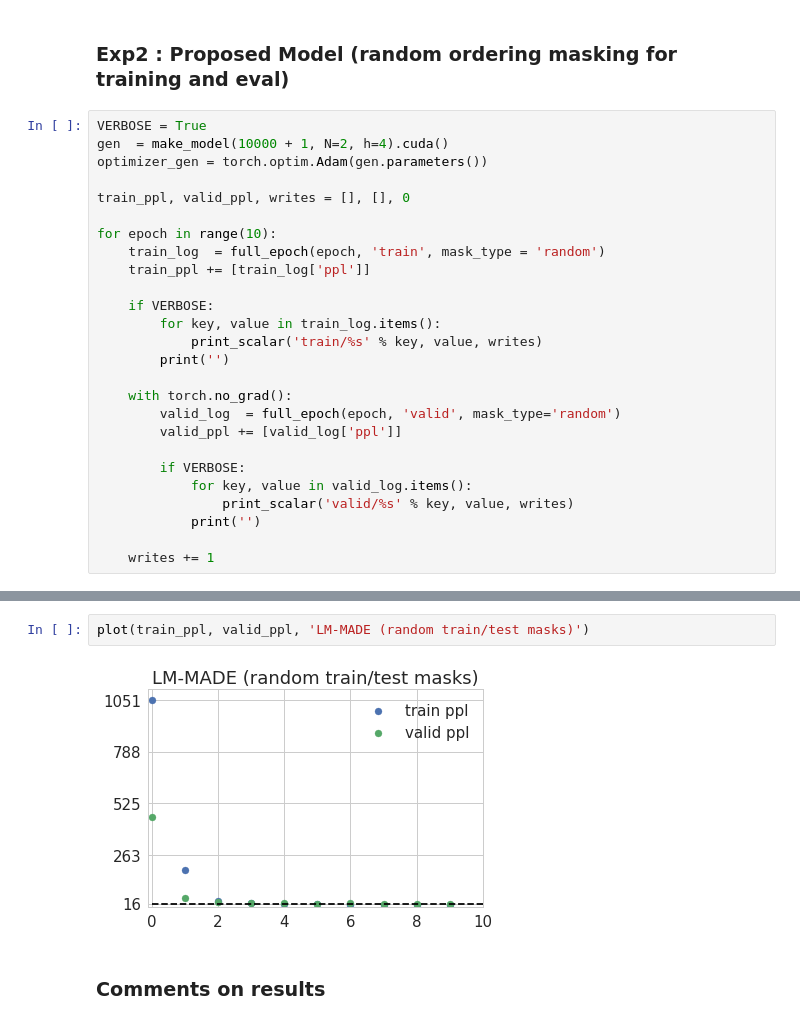
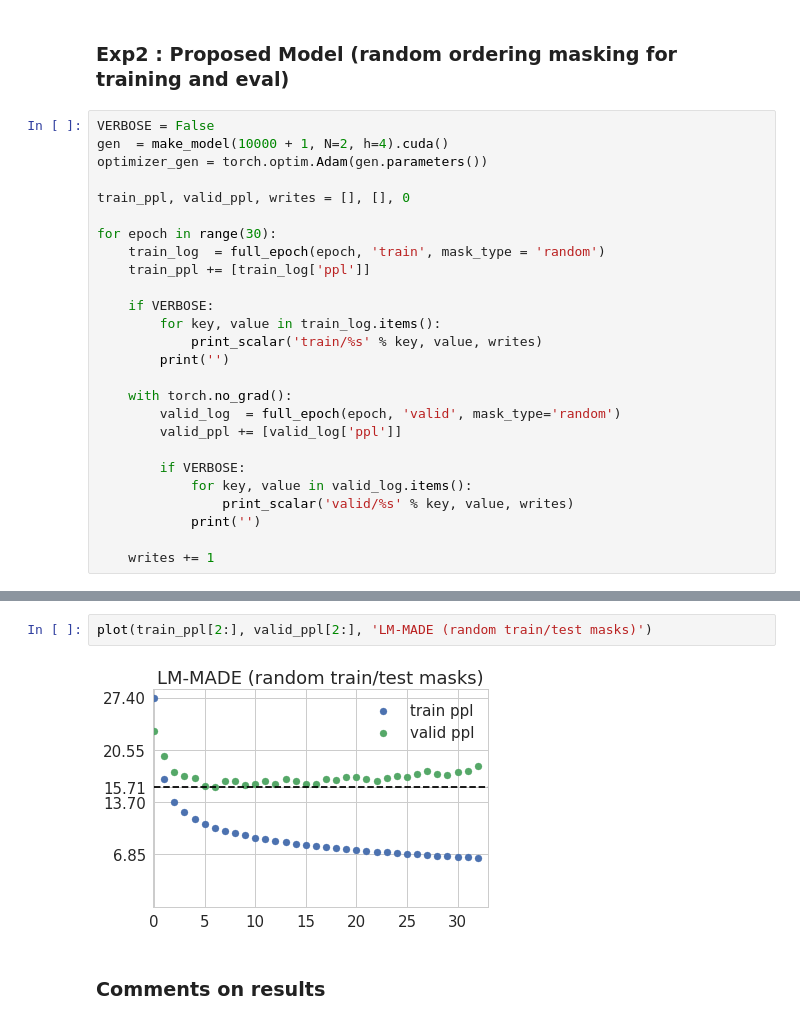
Before and after one commit to pclucas14/transformer-MADE, a Jupyter notebook: demo.ipynb, the cells around one changed output, grey strips where cells are left out. Cells and saved outputs as stored; diff of their text form.

Commit message:
clearer graph

```diff
--- a/demo.ipynb
+++ b/demo.ipynb
@@ -127,13 +127,13 @@ plot(train_ppl, valid_ppl, 'BASELINE (left-to-right ordering)')
 # %% [markdown]
 ### Exp2 : Proposed Model (random ordering masking for training and eval)
 # %%
-VERBOSE = True
+VERBOSE = False
 gen  = make_model(10000 + 1, N=2, h=4).cuda()
 optimizer_gen = torch.optim.Adam(gen.parameters())
 
 train_ppl, valid_ppl, writes = [], [], 0
 
-for epoch in range(10):
+for epoch in range(30):
     train_log  = full_epoch(epoch, 'train', mask_type = 'random')
     train_ppl += [train_log['ppl']]
 
@@ -173,7 +155,7 @@ valid/ppl                                @ write 9 = 16.1220
 # %%
-plot(train_ppl, valid_ppl, 'LM-MADE (random train/test masks)')
+plot(train_ppl[2:], valid_ppl[2:], 'LM-MADE (random train/test masks)')
 # %% [output]
-[figure, old version]
+[figure, new version]
 # %% [markdown]
 ### Comments on results
 # %% [markdown]
```
Also changed, not shown: parts of 1 cell of this notebook.
